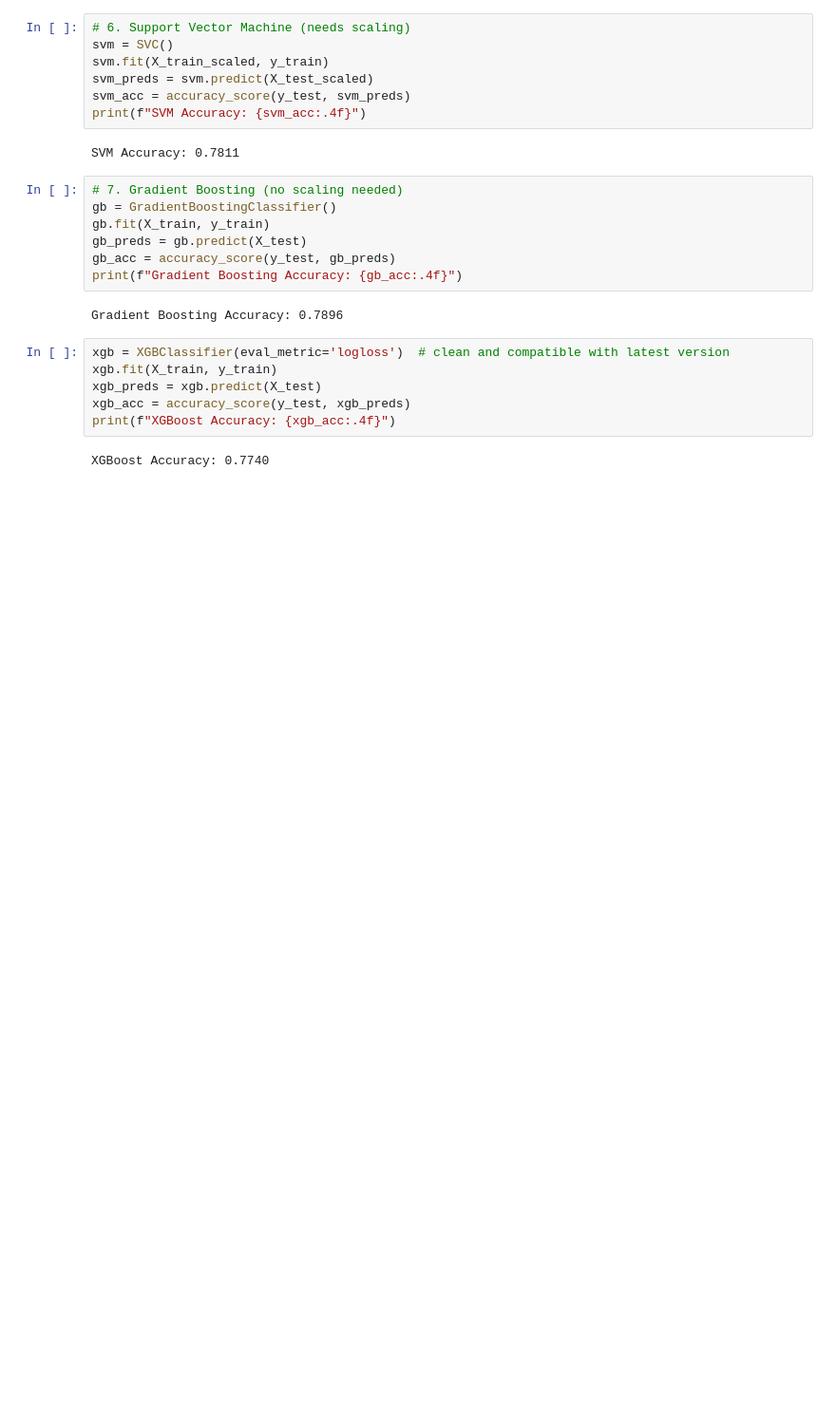
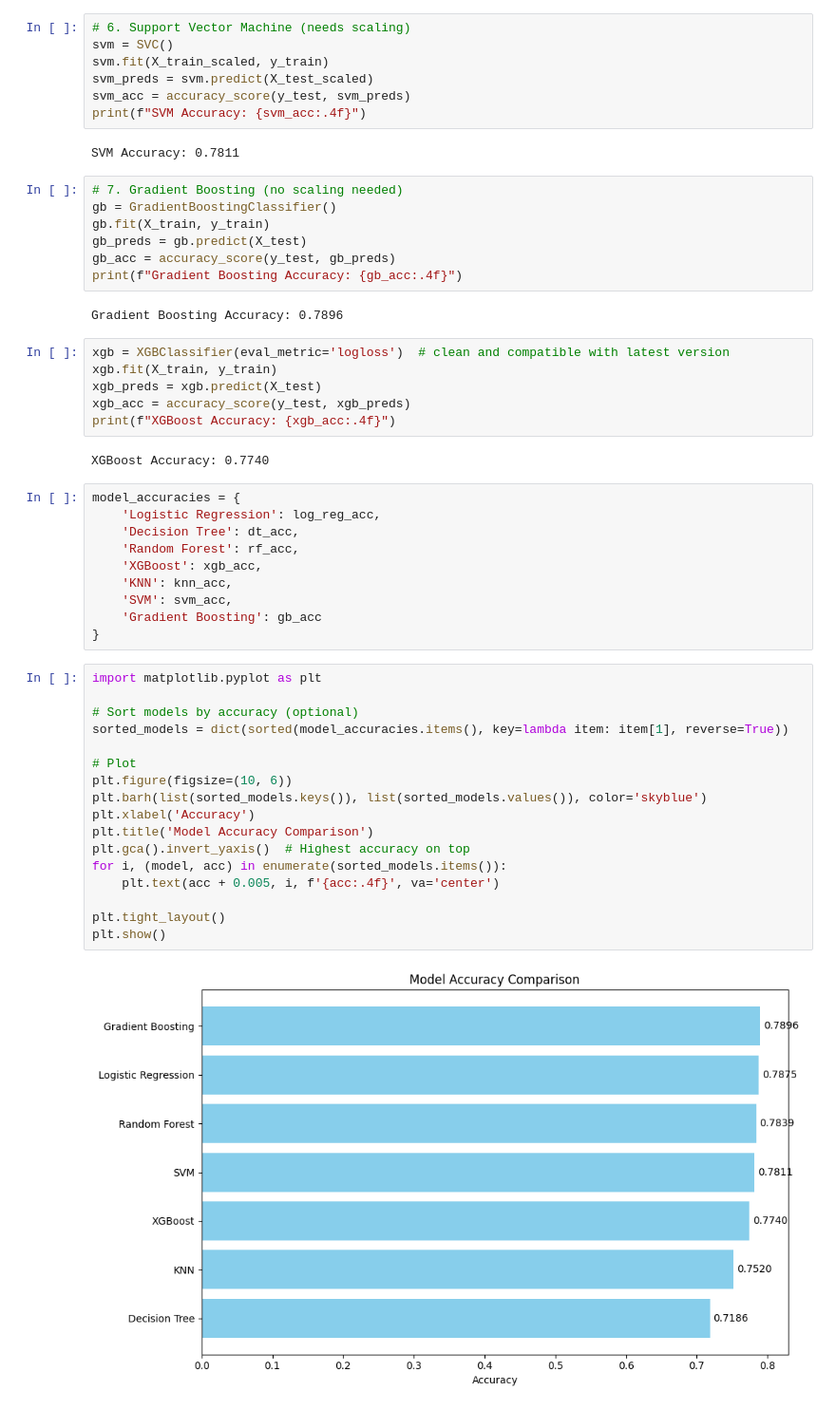
Before and after one commit to tashfeen786/STEMETA_Intership_Projects, a Jupyter notebook: Telco_Customer_Churn/model.ipynb, the cells around one changed output. Shown at 95% size. Saved outputs shown, nothing was run; the diff lists cells and outputs as text; blank space fills up the shorter version.

Commit message:
Add model accuracy plot

```diff
--- a/Telco_Customer_Churn/model.ipynb
+++ b/Telco_Customer_Churn/model.ipynb
@@ -229,3 +229,32 @@ xgb_acc = accuracy_score(y_test, xgb_preds)
 print(f"XGBoost Accuracy: {xgb_acc:.4f}")
 # %% [output]
 XGBoost Accuracy: 0.7740
+# %%
+model_accuracies = {
+    'Logistic Regression': log_reg_acc,
+    'Decision Tree': dt_acc,
+    'Random Forest': rf_acc,
+    'XGBoost': xgb_acc,
+    'KNN': knn_acc,
+    'SVM': svm_acc,
+    'Gradient Boosting': gb_acc
+}
+# %%
+import matplotlib.pyplot as plt
+
+# Sort models by accuracy (optional)
+sorted_models = dict(sorted(model_accuracies.items(), key=lambda item: item[1], reverse=True))
+
+# Plot
+plt.figure(figsize=(10, 6))
+plt.barh(list(sorted_models.keys()), list(sorted_models.values()), color='skyblue')
+plt.xlabel('Accuracy')
+plt.title('Model Accuracy Comparison')
+plt.gca().invert_yaxis()  # Highest accuracy on top
+for i, (model, acc) in enumerate(sorted_models.items()):
+    plt.text(acc + 0.005, i, f'{acc:.4f}', va='center')
+
+plt.tight_layout()
+plt.show()
+# %% [output]
+[figure, added]
```
